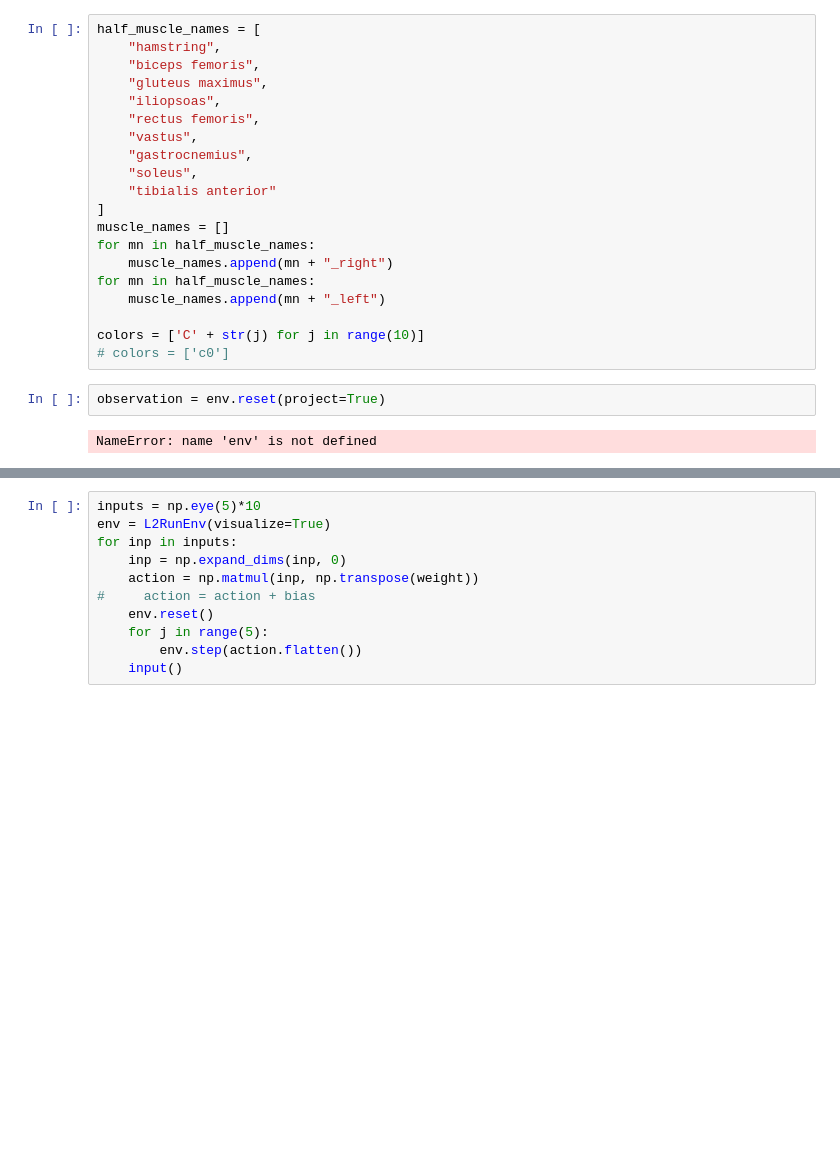
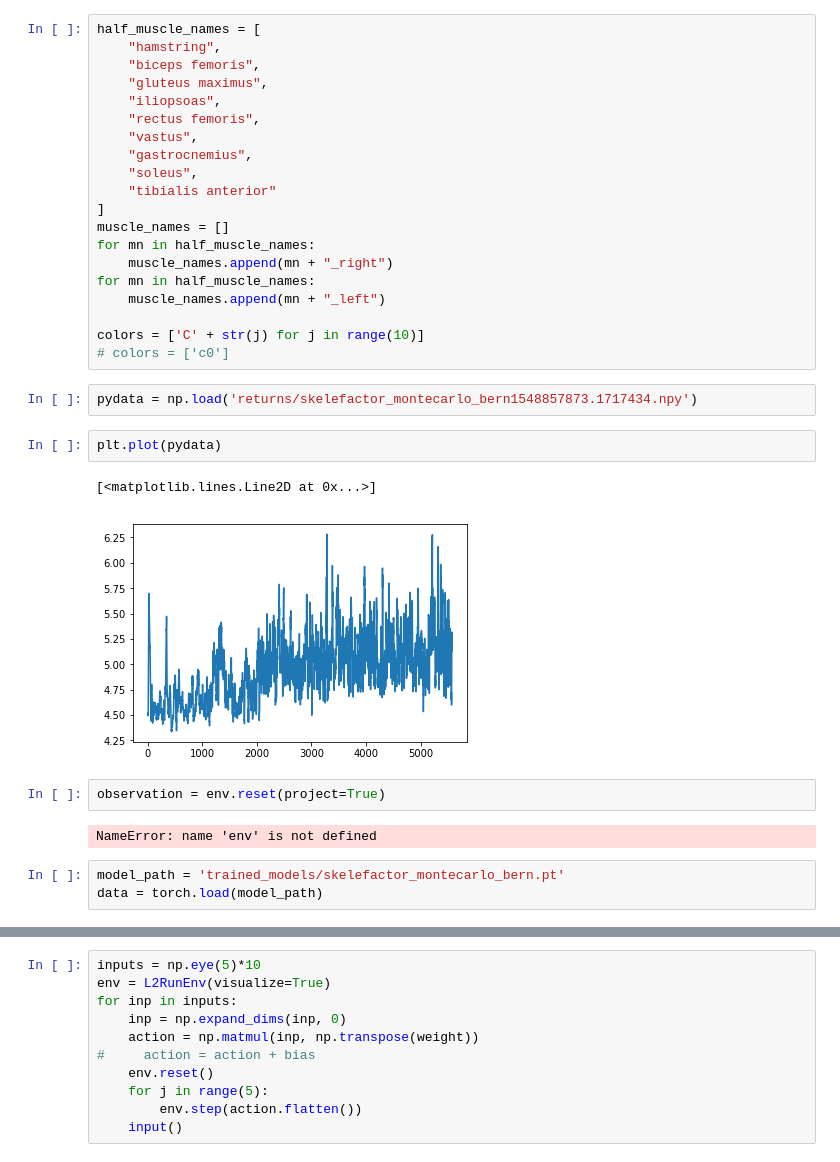
Before and after one commit to clvcooke/pytorch-a2c-ppo-acktr, a Jupyter notebook: OSIM-RL Quickstart.ipynb, the cells around one changed output, grey strips where cells are left out. Saved outputs shown, nothing was run; the diff lists cells and outputs as text; blank space fills up the shorter version.

```diff
--- a/OSIM-RL Quickstart.ipynb
+++ b/OSIM-RL Quickstart.ipynb
@@ -24,7 +35,17 @@ for mn in half_muscle_names:
 
 colors = ['C' + str(j) for j in range(10)]
 # colors = ['c0']
+# %%
+pydata = np.load('returns/skelefactor_montecarlo_bern1548857873.1717434.npy')
+# %%
+plt.plot(pydata)
+# %% [output]
+[<matplotlib.lines.Line2D at 0x...>]
+[figure, added]
 # %%
 observation = env.reset(project=True)
 # %% [output]
 NameError: name 'env' is not defined
+# %%
+model_path = 'trained_models/skelefactor_montecarlo_bern.pt'
+data = torch.load(model_path)
```
Also changed, not shown: parts of 29 cells of this notebook, 5 other files.
